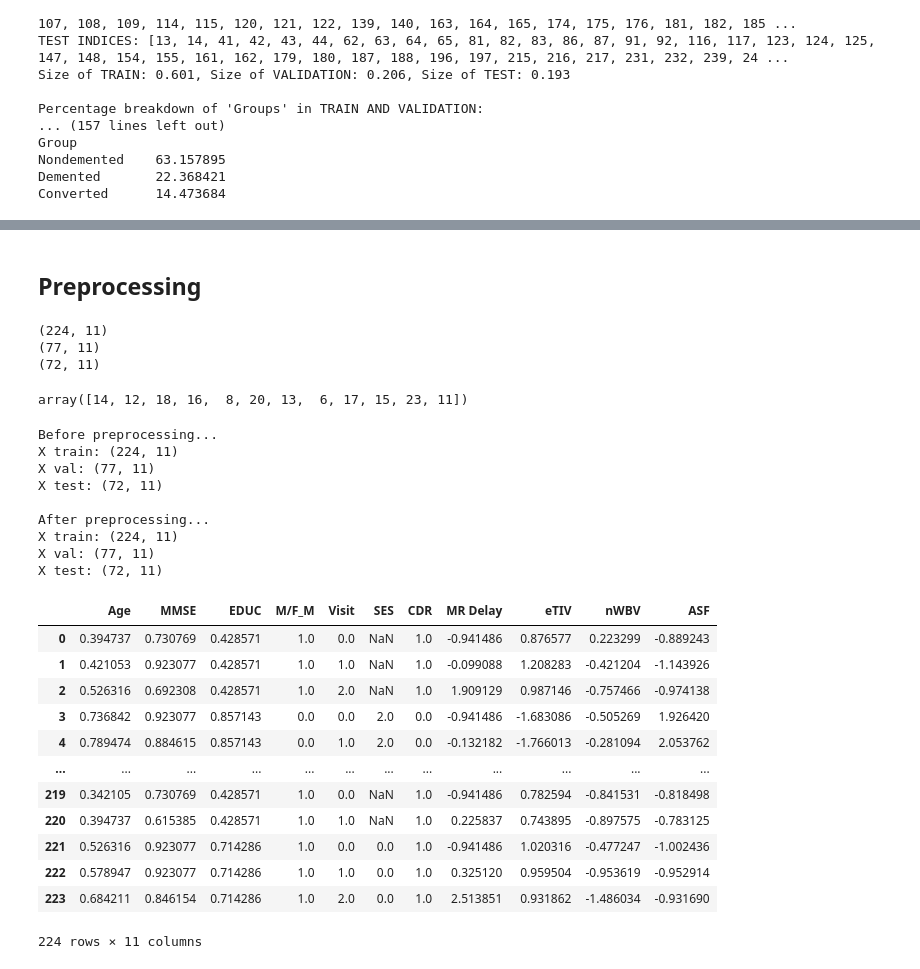
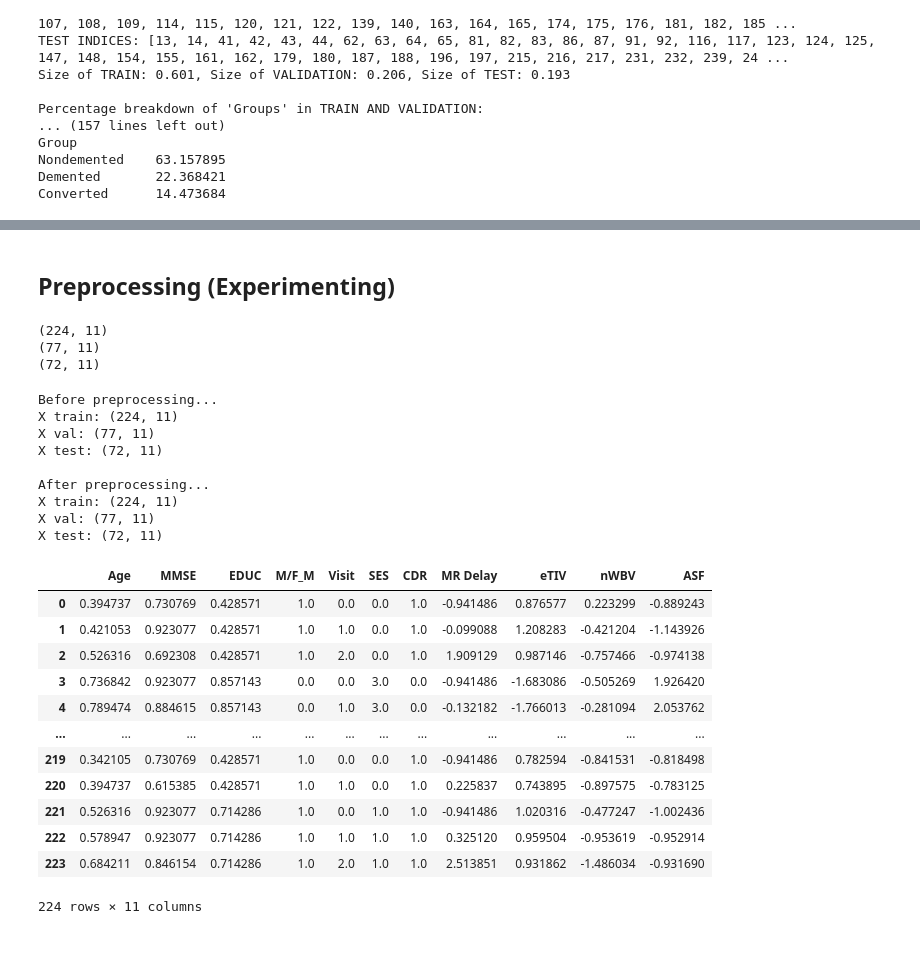
Before and after one commit to s-bao/data1030-project, a Jupyter notebook: src/EDA.ipynb, the cells around one changed output, grey strips where cells are left out. Drawn from its saved outputs; the diff is of its cells as text; code cells hidden in the pictures.

```diff
--- a/src/EDA.ipynb
+++ b/src/EDA.ipynb
@@ -669,7 +789,7 @@ folds
 # plt.show()
 # plt.savefig("../figures/EDA/strat_group_kfold.png", format="png", dpi=300)
 # %% [markdown]
-## Preprocessing ##
+## Preprocessing (Experimenting) ##
 # %%
 X_train = X.iloc[folds[0]["train_idx"]]
 y_train = y.iloc[folds[0]["train_idx"]]
@@ -686,14 +806,11 @@ print(X_test.shape)
 (224, 11)
 (77, 11)
 (72, 11)
-# %%
-df_cleaned["EDUC"].unique()
-# %% [output]
-array([14, 12, 18, 16,  8, 20, 13,  6, 17, 15, 23, 11])
 # %%
 from sklearn.compose import ColumnTransformer
 from sklearn.pipeline import Pipeline
 from sklearn.preprocessing import StandardScaler, OneHotEncoder, OrdinalEncoder, MinMaxScaler
+from sklearn.impute import SimpleImputer
 
 # Print number of data points before preprocessing
 print("Before preprocessing...")
@@ -706,59 +823,63 @@ print("X test:", X_test.shape, "\n")
 minmax_ftrs = ['Age', 'MMSE', 'EDUC']
 onehot_ftrs = ['M/F']
 ordinal_ftrs = ['Visit', 'SES', 'CDR']
-ordinal_cats = [[1, 2, 3, 4, 5], [1.0, 2.0, 3.0, 4.0, 5.0, 'NaN'], [0.0, 0.5, 1.0, 2.0]]
+ordinal_cats = [[1, 2, 3, 4, 5], [-1, 1.0, 2.0, 3.0, 4.0, 5.0], [0.0, 0.5, 1.0, 2.0]]
 std_ftrs = ['MR Delay', 'eTIV', 'nWBV', 'ASF']
+
+# ordinal encoder (separate because need imputer for SES missing values)
+ordinal_transformer = Pipeline(steps=[
+    ('imputer2', SimpleImputer(strategy='constant',fill_value=-1)),
+    ('ordinal', OrdinalEncoder(categories = ordinal_cats))])
 
 # Collect all the encoders
 preprocessor = ColumnTransformer(
     transformers=[
         ('minmax', MinMaxScaler(), minmax_ftrs),
         ('onehot', OneHotEncoder(drop='first',sparse_output=False,handle_unknown='ignore'), onehot_ftrs),
-        ('ord', OrdinalEncoder(categories = ordinal_cats), ordinal_ftrs),
+        ('ord', ordinal_transformer, ordinal_ftrs),
         ('std', StandardScaler(), std_ftrs)])
-
 
 clf = Pipeline(steps=[('preprocessor', preprocessor)])
 
 X_train_prep = clf.fit_transform(X_train)
 
 # Relabel the columns after transformation
 onehot_feature_names = clf.named_steps['preprocessor'].named_transformers_['onehot'].get_feature_names_out()
 new_feature_names = minmax_ftrs + list(onehot_feature_names) + ordinal_ftrs + std_ftrs
 
 X_train_prep = pd.DataFrame(X_train_prep, columns=new_feature_names)
 X_val_prep = pd.DataFrame(clf.transform(X_val), columns=new_feature_names)
 X_test_prep = pd.DataFrame(clf.transform(X_test), columns=new_feature_names)
 
 # Print number of data points after preprocessing
 print("After preprocessing...")
 print("X train:", X_train_prep.shape)
 print("X val:", X_val_prep.shape)
 print("X test:", X_test_prep.shape)
 
 X_train_prep
 # %% [output]
 Before preprocessing...
 X train: (224, 11)
 X val: (77, 11)
 X test: (72, 11)
 
 After preprocessing...
 X train: (224, 11)
 X val: (77, 11)
 X test: (72, 11)
 |  | Age | MMSE | EDUC | M/F_M | Visit | SES | CDR | MR Delay | eTIV | nWBV | ASF |
-| 0 | 0.394737 | 0.730769 | 0.428571 | 1.0 | 0.0 | NaN | 1.0 | -0.941486 | 0.876577 | 0.223299 | -0.889243 |
-| 1 | 0.421053 | 0.923077 | 0.428571 | 1.0 | 1.0 | NaN | 1.0 | -0.099088 | 1.208283 | -0.421204 | -1.143926 |
-| 2 | 0.526316 | 0.692308 | 0.428571 | 1.0 | 2.0 | NaN | 1.0 | 1.909129 | 0.987146 | -0.757466 | -0.974138 |
-| 3 | 0.736842 | 0.923077 | 0.857143 | 0.0 | 0.0 | 2.0 | 0.0 | -0.941486 | -1.683086 | -0.505269 | 1.926420 |
-| 4 | 0.789474 | 0.884615 | 0.857143 | 0.0 | 1.0 | 2.0 | 0.0 | -0.132182 | -1.766013 | -0.281094 | 2.053762 |
+| 0 | 0.394737 | 0.730769 | 0.428571 | 1.0 | 0.0 | 0.0 | 1.0 | -0.941486 | 0.876577 | 0.223299 | -0.889243 |
+| 1 | 0.421053 | 0.923077 | 0.428571 | 1.0 | 1.0 | 0.0 | 1.0 | -0.099088 | 1.208283 | -0.421204 | -1.143926 |
+| 2 | 0.526316 | 0.692308 | 0.428571 | 1.0 | 2.0 | 0.0 | 1.0 | 1.909129 | 0.987146 | -0.757466 | -0.974138 |
+| 3 | 0.736842 | 0.923077 | 0.857143 | 0.0 | 0.0 | 3.0 | 0.0 | -0.941486 | -1.683086 | -0.505269 | 1.926420 |
+| 4 | 0.789474 | 0.884615 | 0.857143 | 0.0 | 1.0 | 3.0 | 0.0 | -0.132182 | -1.766013 | -0.281094 | 2.053762 |
 | ... | ... | ... | ... | ... | ... | ... | ... | ... | ... | ... | ... |
-| 219 | 0.342105 | 0.730769 | 0.428571 | 1.0 | 0.0 | NaN | 1.0 | -0.941486 | 0.782594 | -0.841531 | -0.818498 |
-| 220 | 0.394737 | 0.615385 | 0.428571 | 1.0 | 1.0 | NaN | 1.0 | 0.225837 | 0.743895 | -0.897575 | -0.783125 |
-| 221 | 0.526316 | 0.923077 | 0.714286 | 1.0 | 0.0 | 0.0 | 1.0 | -0.941486 | 1.020316 | -0.477247 | -1.002436 |
-| 222 | 0.578947 | 0.923077 | 0.714286 | 1.0 | 1.0 | 0.0 | 1.0 | 0.325120 | 0.959504 | -0.953619 | -0.952914 |
-| 223 | 0.684211 | 0.846154 | 0.714286 | 1.0 | 2.0 | 0.0 | 1.0 | 2.513851 | 0.931862 | -1.486034 | -0.931690 |
+| 219 | 0.342105 | 0.730769 | 0.428571 | 1.0 | 0.0 | 0.0 | 1.0 | -0.941486 | 0.782594 | -0.841531 | -0.818498 |
+| 220 | 0.394737 | 0.615385 | 0.428571 | 1.0 | 1.0 | 0.0 | 1.0 | 0.225837 | 0.743895 | -0.897575 | -0.783125 |
+| 221 | 0.526316 | 0.923077 | 0.714286 | 1.0 | 0.0 | 1.0 | 1.0 | -0.941486 | 1.020316 | -0.477247 | -1.002436 |
+| 222 | 0.578947 | 0.923077 | 0.714286 | 1.0 | 1.0 | 1.0 | 1.0 | 0.325120 | 0.959504 | -0.953619 | -0.952914 |
+| 223 | 0.684211 | 0.846154 | 0.714286 | 1.0 | 2.0 | 1.0 | 1.0 | 2.513851 | 0.931862 | -1.486034 | -0.931690 |
 224 rows × 11 columns
 # %%
 # check for missing values
```
Also changed, not shown: parts of 9 cells of this notebook, 24 other files.
